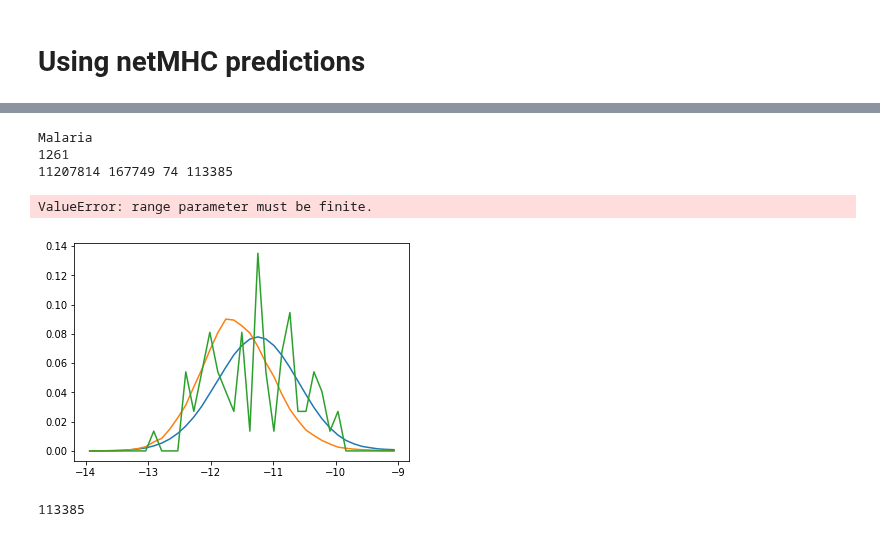
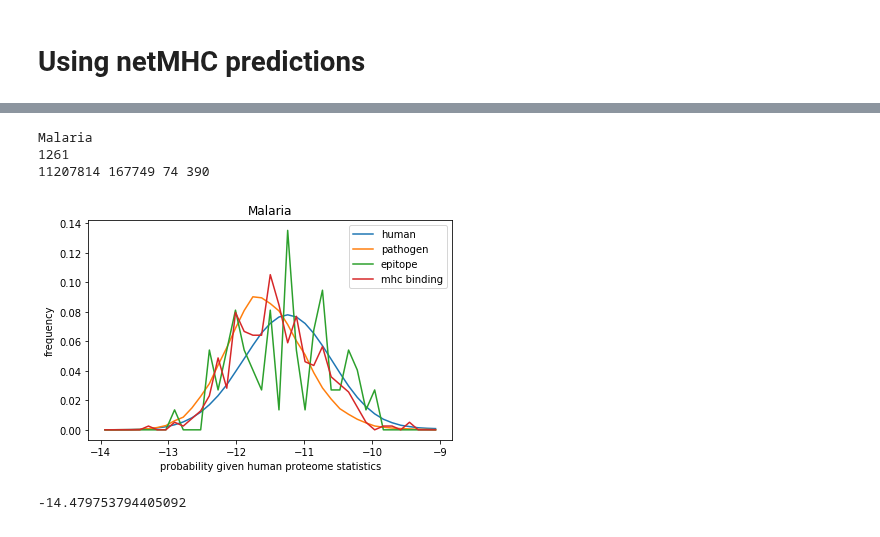
Before and after one commit to andim/peptidome, a Jupyter notebook: code/netmhc.ipynb, the cells around one changed output, grey strips where cells are left out. Cells and saved outputs as stored; diff of their text form; code cells hidden in the pictures.

Commit message:
netmhc processing

```diff
--- a/code/netmhc.ipynb
+++ b/code/netmhc.ipynb
@@ -12,7 +13,7 @@ import matplotlib.pyplot as plt
 
 from lib import *
 # %%
-df = pd.read_csv('/home/amayer/data/proteomes/uniprot-homosapiens-up000005640-netmhc-A0201.csv', sep='\t', skiprows=1)
+df = pd.read_csv('/home/amayer/data/peptidome/netmhc/influenzaB-HLA-A0101.csv', sep='\t', skiprows=1)
 df.head()
 # %% [output]
 |  | Pos | Peptide | ID | nM | Rank | Core | H_Avg_Ranks | N_binders |
@@ -86,37 +71,37 @@ for k in [9]:
         path = datadir + row['path']
         print(name)
 
         dfepitope = dfepitopes[dfepitopes['Parent Organism'].str.contains(iedbname)]
         print(len(dfepitope))
 
         epi = list(dfepitope[dfepitope['length']==k]['Description'])
         #pepitope = np.array([loglikelihood(seq, k) for seq in epi])
         #epi = list(dfepitope['Description'])
         pepitope = np.array([loglikelihood(seq[i:i+k], k) for seq in epi for i in range(len(seq)-k+1)])
         pepitope = pepitope[~np.isnan(pepitope)]
 
         ppredepitope = np.array([loglikelihood(seq, k) for seq in dfbinders['Peptide']])
+        ppredepitope = ppredepitope[~np.isnan(ppredepitope)]
 
         ppathogen = np.array([loglikelihood(seq[i:i+k], k) for h, seq in fasta_iter(path) for i in range(len(seq)-k+1) ])
         ppathogen = ppathogen[~np.isnan(ppathogen)]
 
         print(len(phuman), len(ppathogen), len(pepitope), len(ppredepitope))
 
         if len(pepitope) > 2:
             fig, ax = plt.subplots()
             plot_histograms([phuman, ppathogen, pepitope, ppredepitope], ['human', 'pathogen', 'epitope', 'mhc binding'], xmin=-14, xmax=-9, ax=ax)
             ax.set_ylabel('frequency')
             ax.set_xlabel('probability given human proteome statistics')
             plt.title(name)
             fig.tight_layout()
             #fig.savefig('plots/likelihoodprofile-%s-%s-k%i.png' % (name, likelihoodname, k), dpi=300)
 # %% [output]
 Malaria
 1261
-11207814 167749 74 113385
+11207814 167749 74 390
-ValueError: range parameter must be finite.
-[figure, old version]
+[figure, new version]
-# %%
-len(ppredepitope)
-# %% [output]
-113385
+# %%
+np.min(ppredepitope)
+# %% [output]
+-14.479753794405092
```
Also changed, not shown: parts of 4 cells of this notebook, 3 other files.
